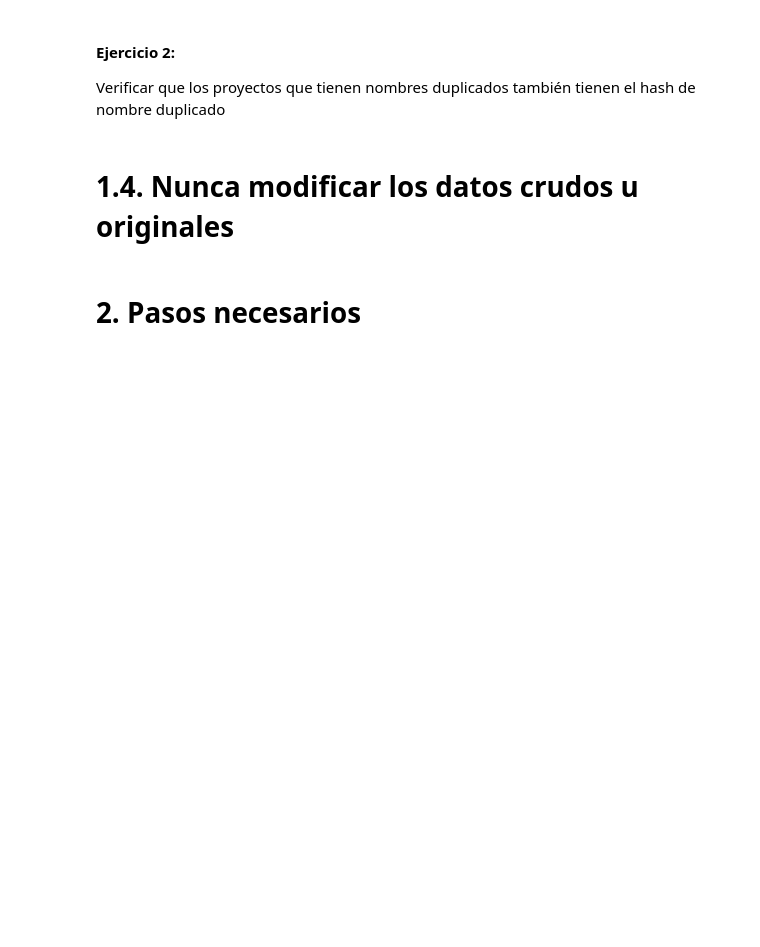
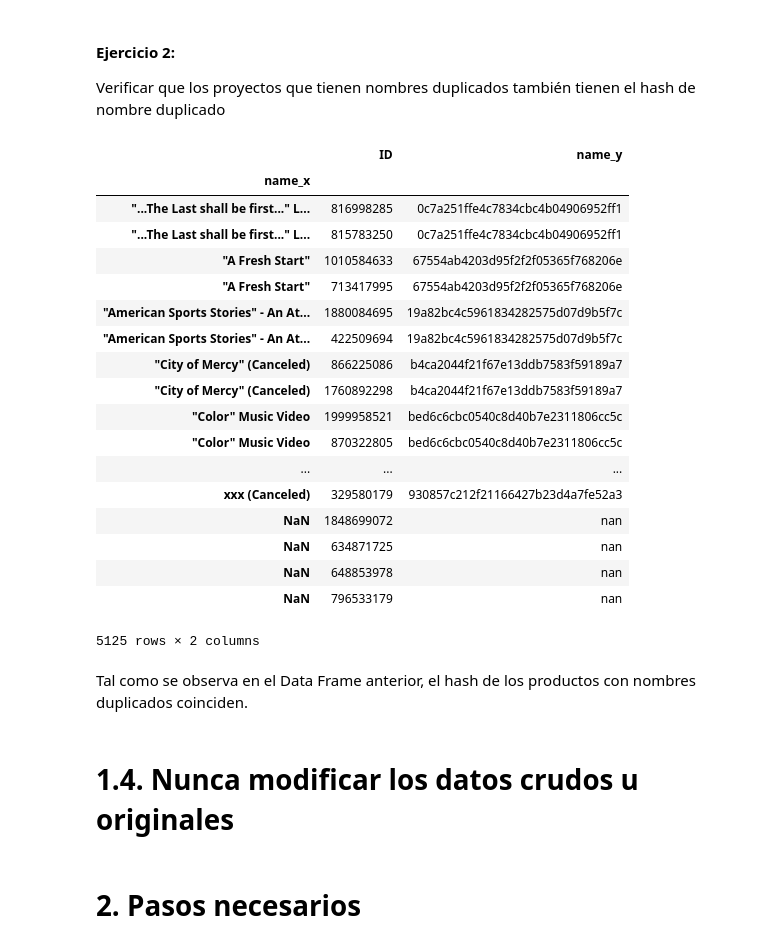
Before and after one commit to valenmongi/Diplodatos, a Jupyter notebook: Limpieza.ipynb, the cells around one changed output. Saved outputs shown, nothing was run; the diff lists cells and outputs as text; code cells hidden in the pictures; blank space fills up the shorter version.

```diff
--- a/Limpieza.ipynb
+++ b/Limpieza.ipynb
@@ -458,6 +522,39 @@ Name: name, Length: 378661, dtype: object
 #### Ejercicio 2:
 
 Verificar que los proyectos que tienen nombres duplicados también tienen el hash de nombre duplicado
+# %%
+dupl_4 = pd.DataFrame(dupl_1, columns=['ID'])
+dupl_5=dupl_4.set_index('ID')
+# %%
+dupl_7 = pd.DataFrame(kickstarter, columns=['ID','name'])
+# %%
+dupl_9 = pd.merge(dupl_5, dupl_7, how='left', on='ID')
+# %%
+dupl_2 = pd.merge(dupl_9, hash_1, how='left', on='ID')
+# %%
+dupl_2.set_index('name_x').sort_index()
+# %% [output]
+|  | ID | name_y |
+| name_x |  |  |
+| "...The Last shall be first..." L... | 816998285 | 0c7a251ffe4c7834cbc4b04906952ff1 |
+| "...The Last shall be first..." L... | 815783250 | 0c7a251ffe4c7834cbc4b04906952ff1 |
+| "A Fresh Start" | 1010584633 | 67554ab4203d95f2f2f05365f768206e |
+| "A Fresh Start" | 713417995 | 67554ab4203d95f2f2f05365f768206e |
+| "American Sports Stories" - An At... | 1880084695 | 19a82bc4c5961834282575d07d9b5f7c |
+| "American Sports Stories" - An At... | 422509694 | 19a82bc4c5961834282575d07d9b5f7c |
+| "City of Mercy" (Canceled) | 866225086 | b4ca2044f21f67e13ddb7583f59189a7 |
+| "City of Mercy" (Canceled) | 1760892298 | b4ca2044f21f67e13ddb7583f59189a7 |
+| "Color" Music Video | 1999958521 | bed6c6cbc0540c8d40b7e2311806cc5c |
+| "Color" Music Video | 870322805 | bed6c6cbc0540c8d40b7e2311806cc5c |
+| ... | ... | ... |
+| xxx (Canceled) | 329580179 | 930857c212f21166427b23d4a7fe52a3 |
+| NaN | 1848699072 | nan |
+| NaN | 634871725 | nan |
+| NaN | 648853978 | nan |
+| NaN | 796533179 | nan |
+5125 rows × 2 columns
+# %% [markdown]
+Tal como se observa en el Data Frame anterior, el hash de los productos con nombres duplicados coinciden.
 # %% [markdown]
 # 1.4. Nunca modificar los datos crudos u originales
 # %%
```
Also changed, not shown: parts of 20 cells of this notebook.
